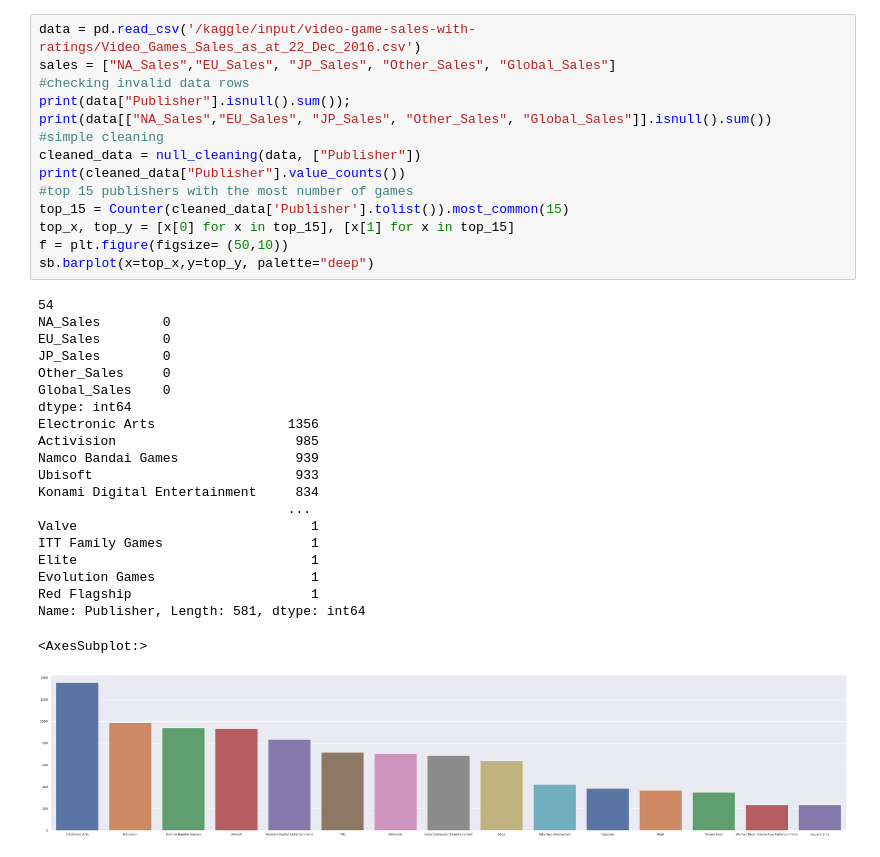
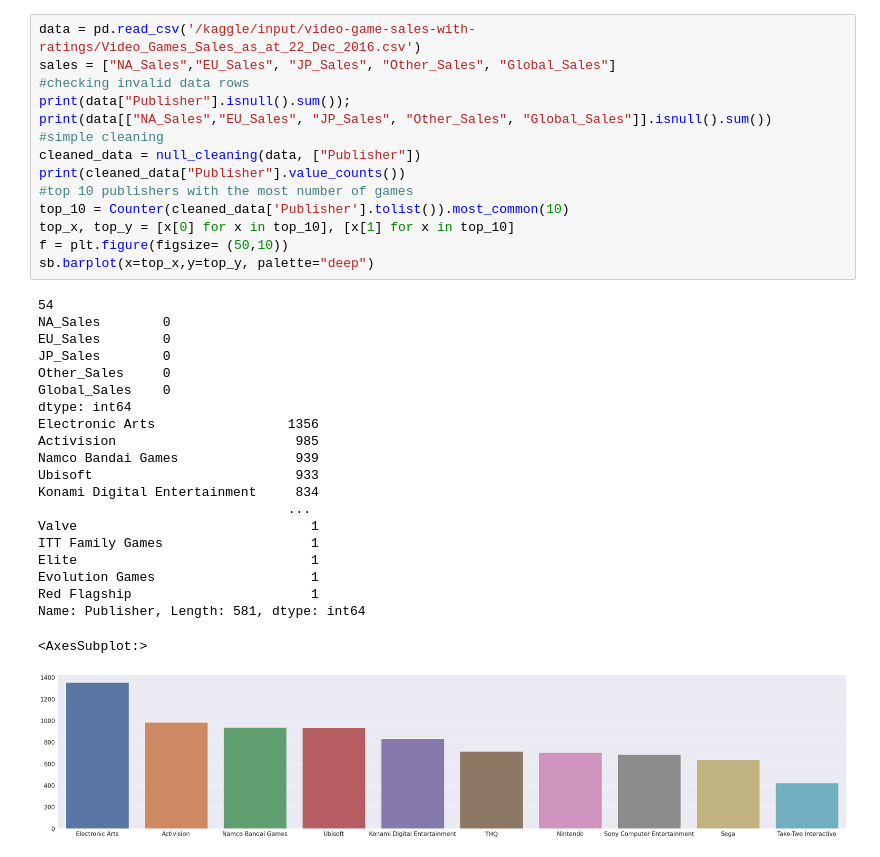
Before and after one commit to dualbricks/cyberbullying_classification, a Jupyter notebook: videoGame_EDA.ipynb, the cells around one changed output. Cells and saved outputs as stored; diff of their text form.

Commit message:
Kaggle Notebook | videoGame_EDA | Version 15

```diff
--- a/videoGame_EDA.ipynb
+++ b/videoGame_EDA.ipynb
@@ -55,37 +58,37 @@ data = pd.read_csv('/kaggle/input/video-game-sales-with-ratings/Video_Games_Sale
 sales = ["NA_Sales","EU_Sales", "JP_Sales", "Other_Sales", "Global_Sales"]
 #checking invalid data rows
 print(data["Publisher"].isnull().sum());
 print(data[["NA_Sales","EU_Sales", "JP_Sales", "Other_Sales", "Global_Sales"]].isnull().sum())
 #simple cleaning
 cleaned_data = null_cleaning(data, ["Publisher"])
 print(cleaned_data["Publisher"].value_counts())
-#top 15 publishers with the most number of games
-top_15 = Counter(cleaned_data['Publisher'].tolist()).most_common(15)
-top_x, top_y = [x[0] for x in top_15], [x[1] for x in top_15]
+#top 10 publishers with the most number of games
+top_10 = Counter(cleaned_data['Publisher'].tolist()).most_common(10)
+top_x, top_y = [x[0] for x in top_10], [x[1] for x in top_10]
 f = plt.figure(figsize= (50,10))
 sb.barplot(x=top_x,y=top_y, palette="deep")
 # %% [output]
 54
 NA_Sales        0
 EU_Sales        0
 JP_Sales        0
 Other_Sales     0
 Global_Sales    0
 dtype: int64
 Electronic Arts                 1356
 Activision                       985
 Namco Bandai Games               939
 Ubisoft                          933
 Konami Digital Entertainment     834
                                 ...
 Valve                              1
 ITT Family Games                   1
 Elite                              1
 Evolution Games                    1
 Red Flagship                       1
 Name: Publisher, Length: 581, dtype: int64
 <AxesSubplot:>
-[figure, old version]
+[figure, new version]
 # %%
 
 #NA sales
```
Also changed, not shown: parts of 9 cells of this notebook.
